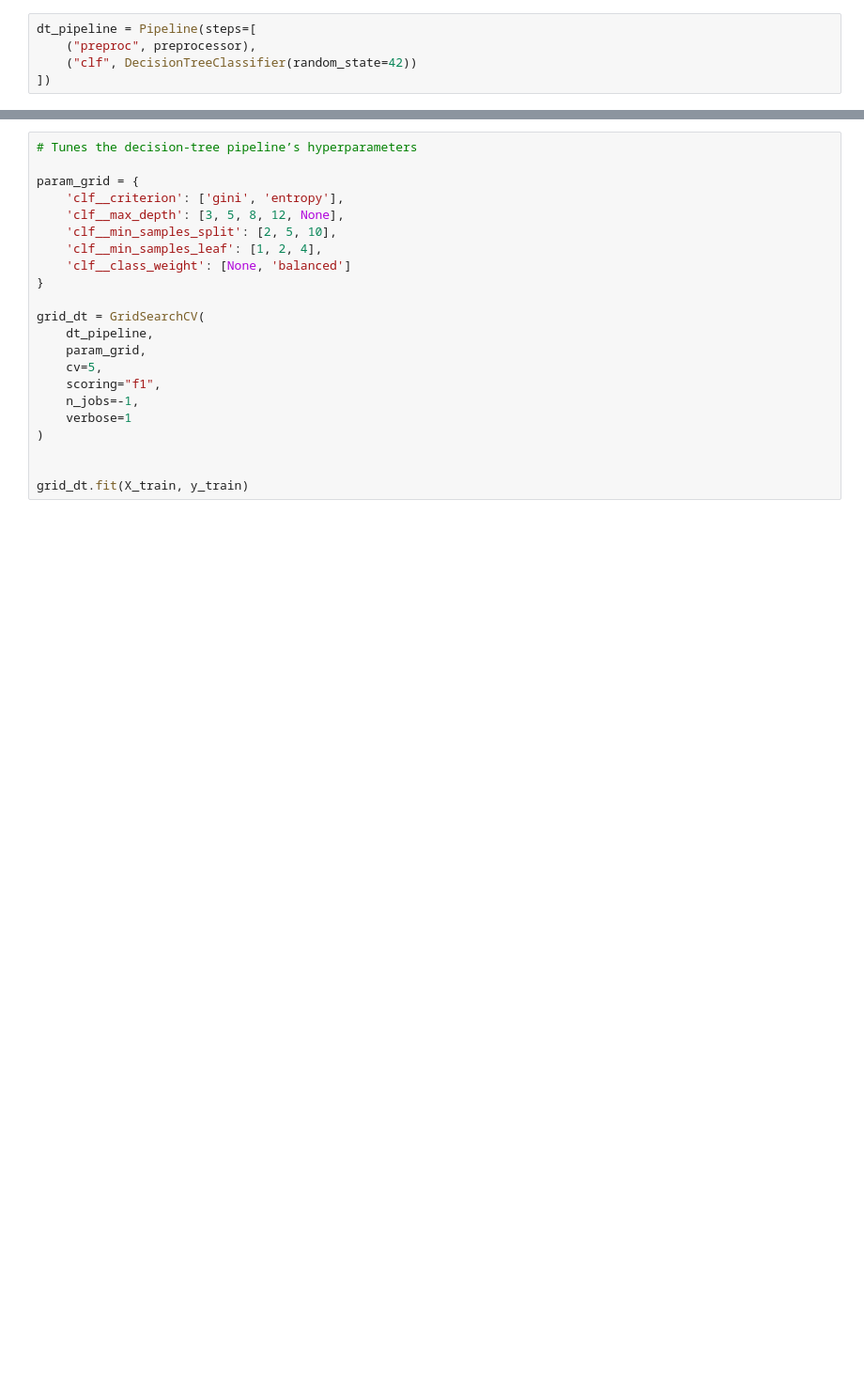
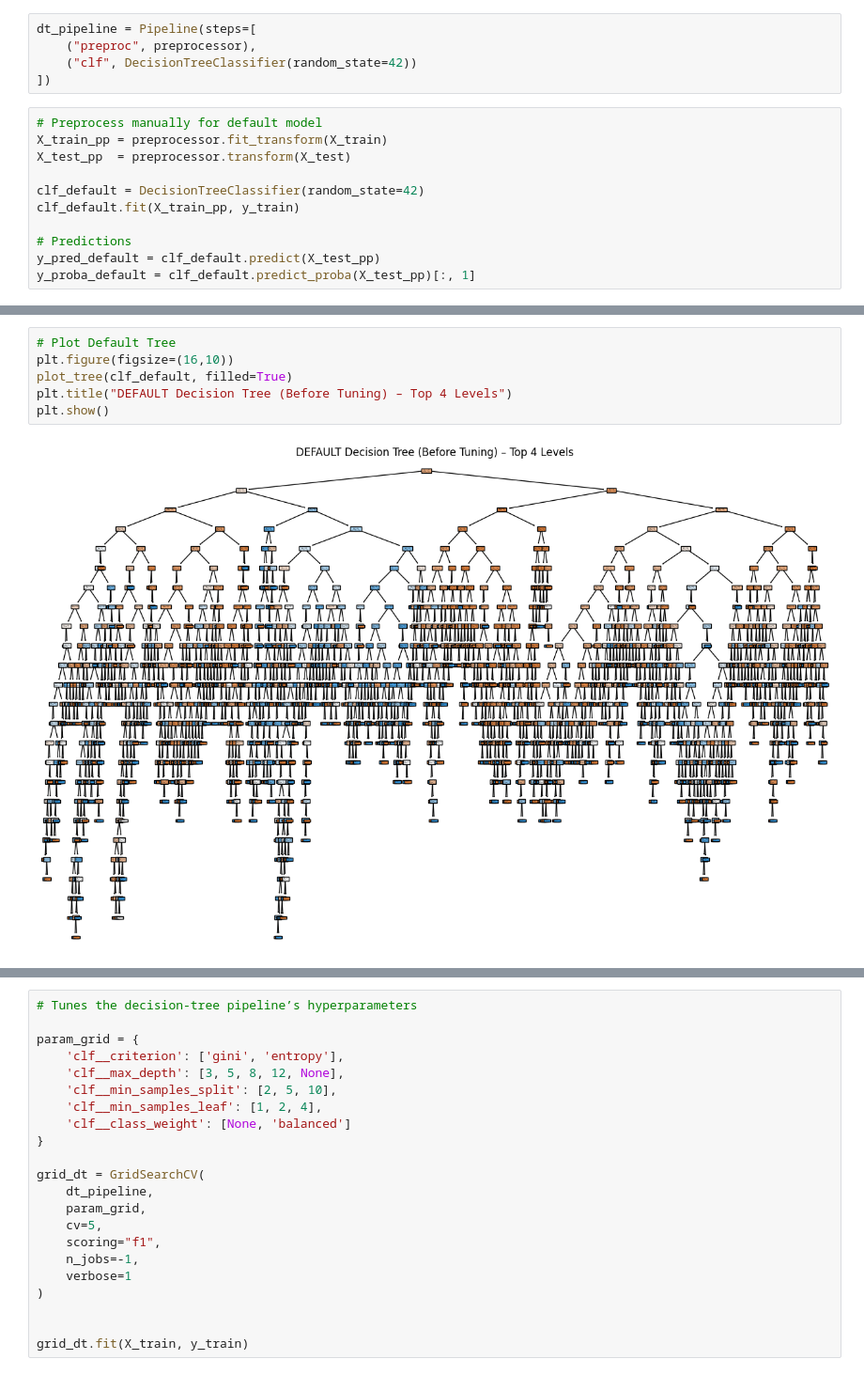
Before and after one commit to meleeshagamage/CourseWork_ML, a Jupyter notebook: ML_CW.ipynb, the cells around one changed output, grey strips where cells are left out. Shown at 94% size. Cells and saved outputs as stored; diff of their text form; blank space fills up the shorter version.

```diff
--- a/ML_CW.ipynb
+++ b/ML_CW.ipynb
@@ -263,3 +256,14 @@ dt_pipeline = Pipeline(steps=[
     ("preproc", preprocessor),
     ("clf", DecisionTreeClassifier(random_state=42))
 ])
+# %%
+# Preprocess manually for default model
+X_train_pp = preprocessor.fit_transform(X_train)
+X_test_pp  = preprocessor.transform(X_test)
+
+clf_default = DecisionTreeClassifier(random_state=42)
+clf_default.fit(X_train_pp, y_train)
+
+# Predictions
+y_pred_default = clf_default.predict(X_test_pp)
+y_proba_default = clf_default.predict_proba(X_test_pp)[:, 1]
@@ -265,0 +297,8 @@ dt_pipeline = Pipeline(steps=[
+# %%
+# Plot Default Tree
+plt.figure(figsize=(16,10))
+plot_tree(clf_default, filled=True)
+plt.title("DEFAULT Decision Tree (Before Tuning) – Top 4 Levels")
+plt.show()
+# %% [output]
+[figure, added]
```
Also changed, not shown: parts of 26 cells of this notebook.
